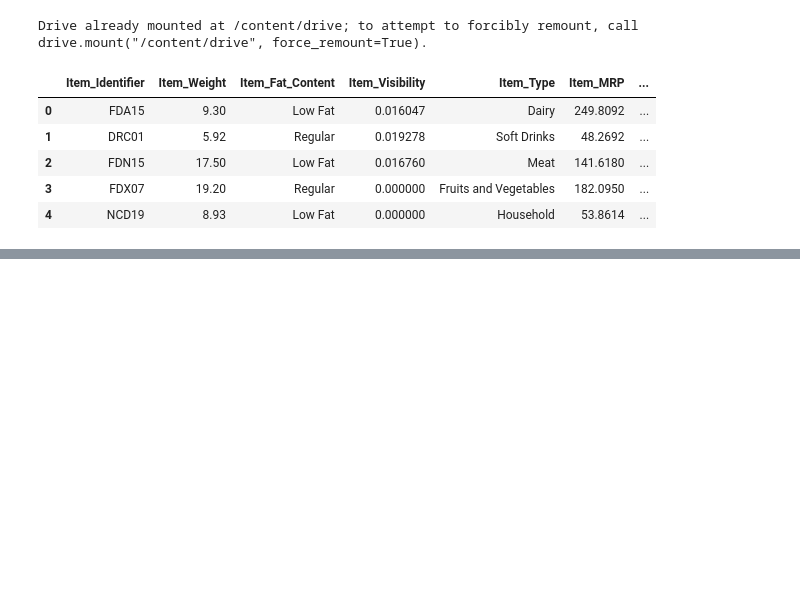
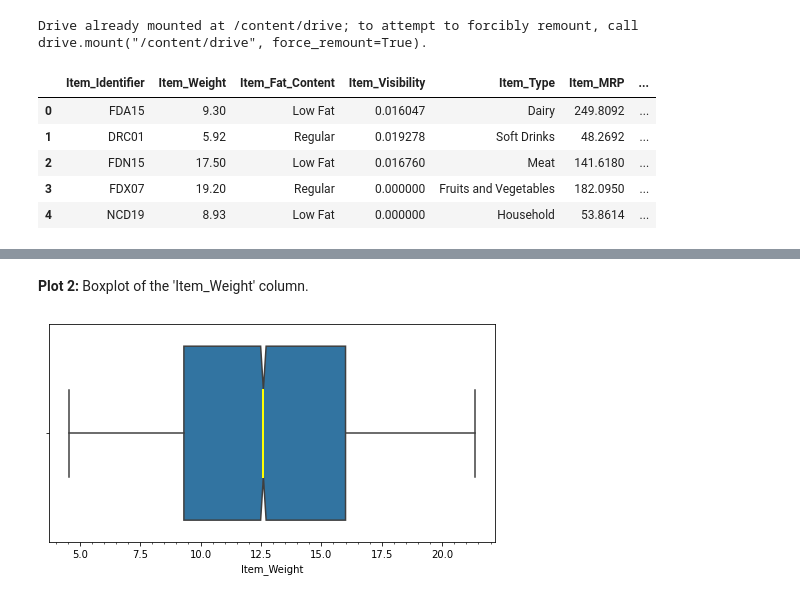
Before and after one commit to todebode/Food-Sales-Predictions, a Jupyter notebook: Food_sales_predictions.ipynb, the cells around one changed output, grey strips where cells are left out. Saved outputs shown, nothing was run; the diff lists cells and outputs as text; code cells hidden in the pictures; blank space fills up the shorter version.

```diff
--- a/Food_sales_predictions.ipynb
+++ b/Food_sales_predictions.ipynb
@@ -20,0 +281,9 @@ sales_predictions.head()
+# %% [markdown]
+**Plot 2:** Boxplot of the 'Item_Weight' column.
+# %%
+#Plot 2: Boxplot of the 'Item_Weight' column.
+plt.figure(figsize=(8,4))
+sns.boxplot(data=sales_predictions, x='Item_Weight', medianprops = dict(linestyle='-', linewidth=2, color='yellow'), notch = True)
+plt.minorticks_on();
+# %% [output]
+[figure, added]
```
Also changed, not shown: parts of 40 cells of this notebook.
